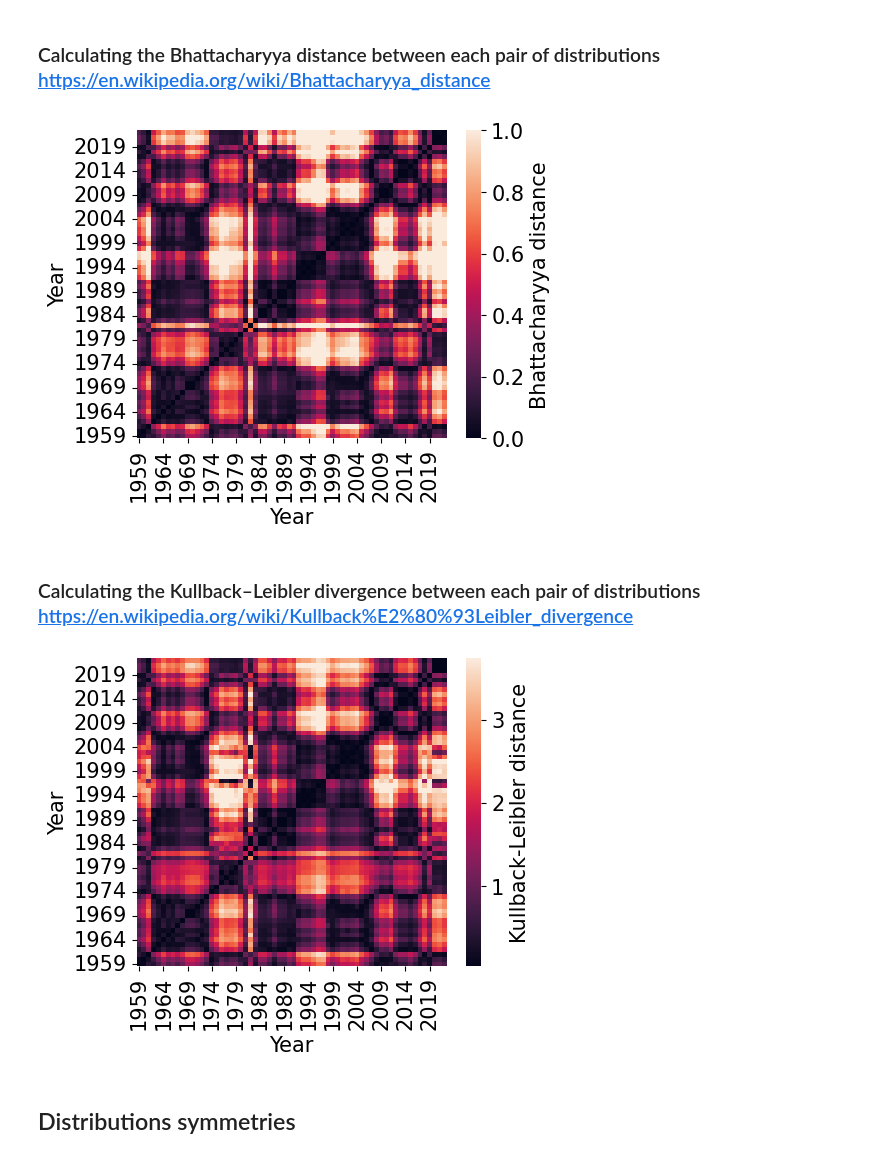
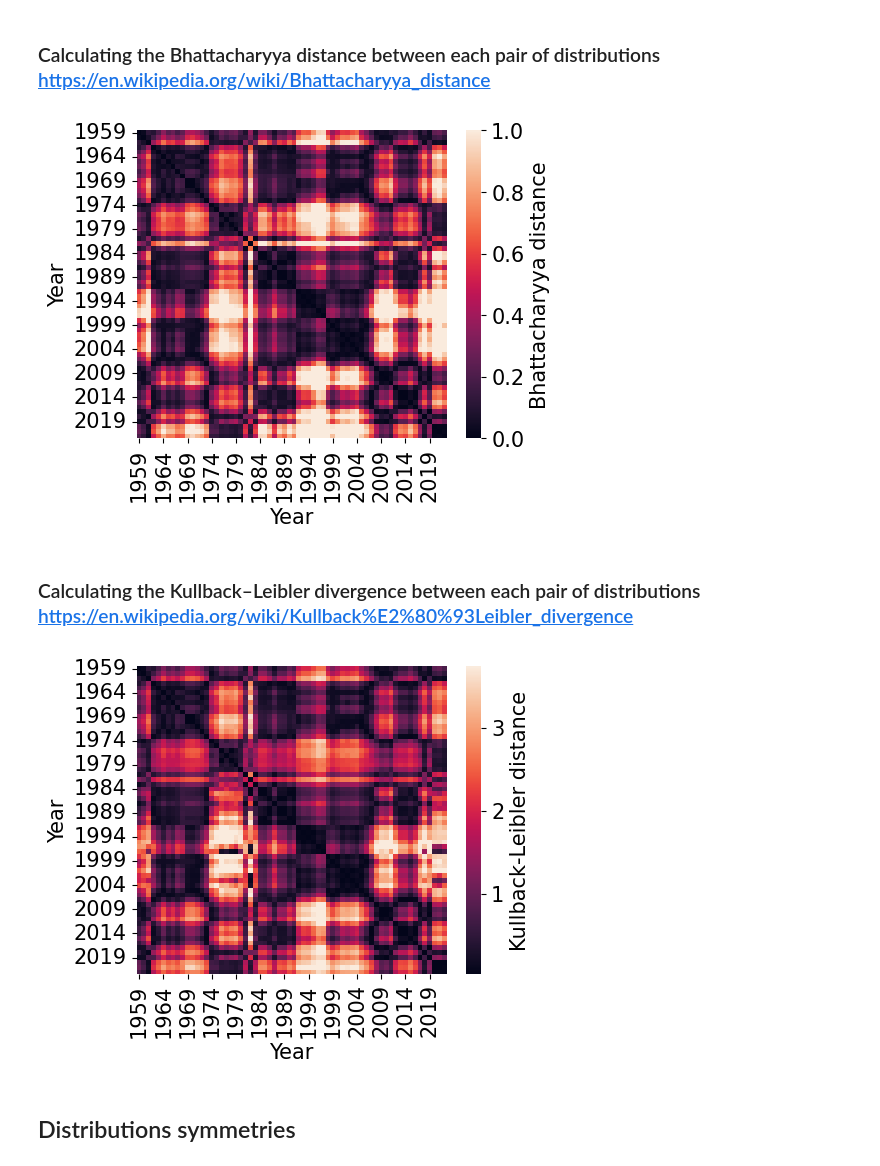
Before and after one commit to martalech/pop_charts_dynamics, a Jupyter notebook: position_change_distribution_analysis.ipynb, the cells around one changed output. Drawn from its saved outputs; the diff is of its cells as text; code cells hidden in the pictures.

```diff
--- a/position_change_distribution_analysis.ipynb
+++ b/position_change_distribution_analysis.ipynb
@@ -14,7 +14,6 @@ billboard_hot_100.dtypes
 plt.rcParams.update({'font.size': 15})
 # %%
 billboard_hot_100["year"] = billboard_hot_100["first_day_of_the_week"].dt.year
-billboard_hot_100 = billboard_hot_100[(billboard_hot_100["year"] >= 1959) & (billboard_hot_100["year"] <= 2022)]
 
 billboard_hot_100.head()
 # %% [output]
@@ -113,12 +112,10 @@ sns.heatmap(pd.DataFrame.from_dict(distances_bhattacharyya), ax=ax, vmax=1,
 ax.set_xlabel("Year")
 ax.set_ylabel("Year")
 
-ax.invert_yaxis()
-
 plt.savefig("figures/distances_distributions_bhattacharyya.pdf", format="pdf", bbox_inches="tight")
 plt.show()
 # %% [output]
-[figure, old version]
+[figure, new version]
 # %% [markdown]
 ### Calculating the Kullback–Leibler divergence between each pair of distributions https://en.wikipedia.org/wiki/Kullback%E2%80%93Leibler_divergence
 # %%
@@ -140,17 +137,15 @@ for year_1 in range(1959, 2023):
 # %%
 fig, ax = plt.subplots(figsize=(5, 4))
 
 sns.heatmap(pd.DataFrame.from_dict(distances_kullback), ax=ax, robust=True,
                              cbar_kws={'label': 'Kullback-Leibler distance'})
 ax.set_xlabel("Year")
 ax.set_ylabel("Year")
 
-ax.invert_yaxis()
-
 plt.savefig("figures/distances_distributions_kullback.pdf", format="pdf", bbox_inches="tight")
 plt.show()
 # %% [output]
-[figure, old version]
+[figure, new version]
 # %% [markdown]
 ## Distributions symmetries
 # %%
```
Also changed, not shown: 10 other files.
